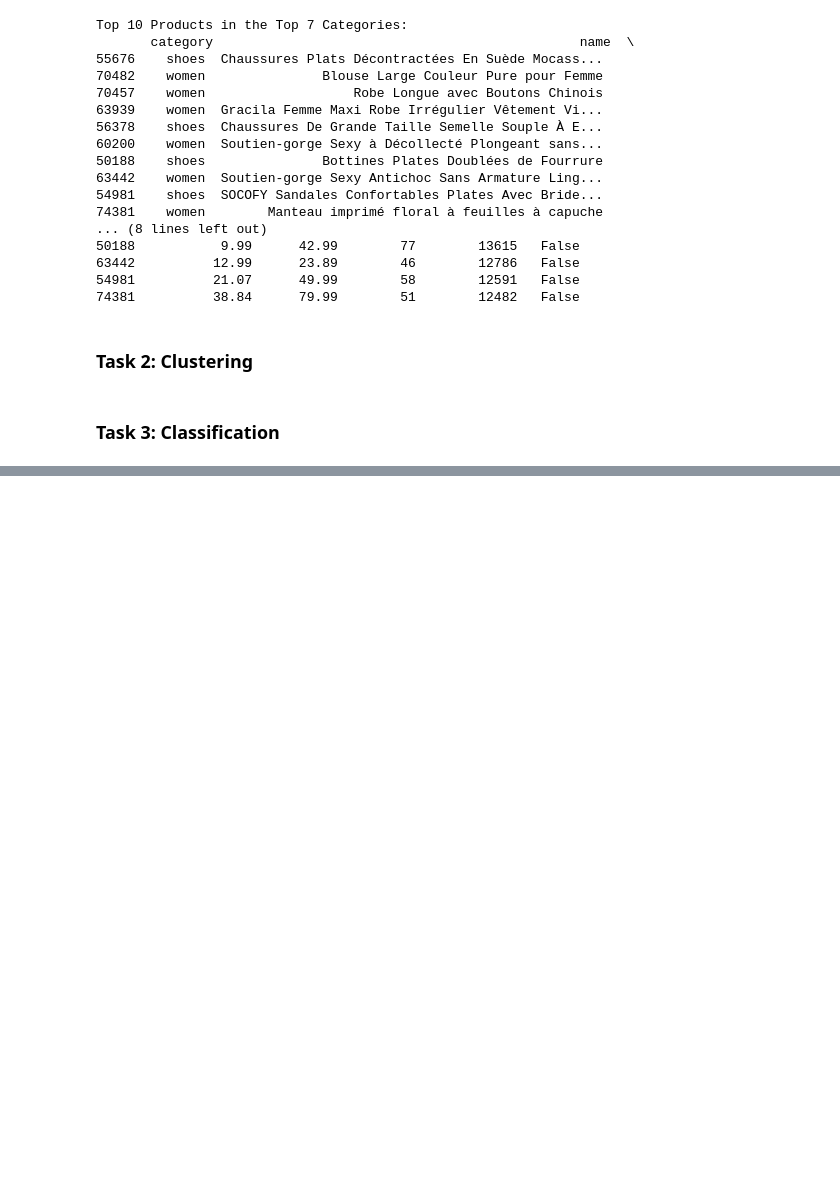
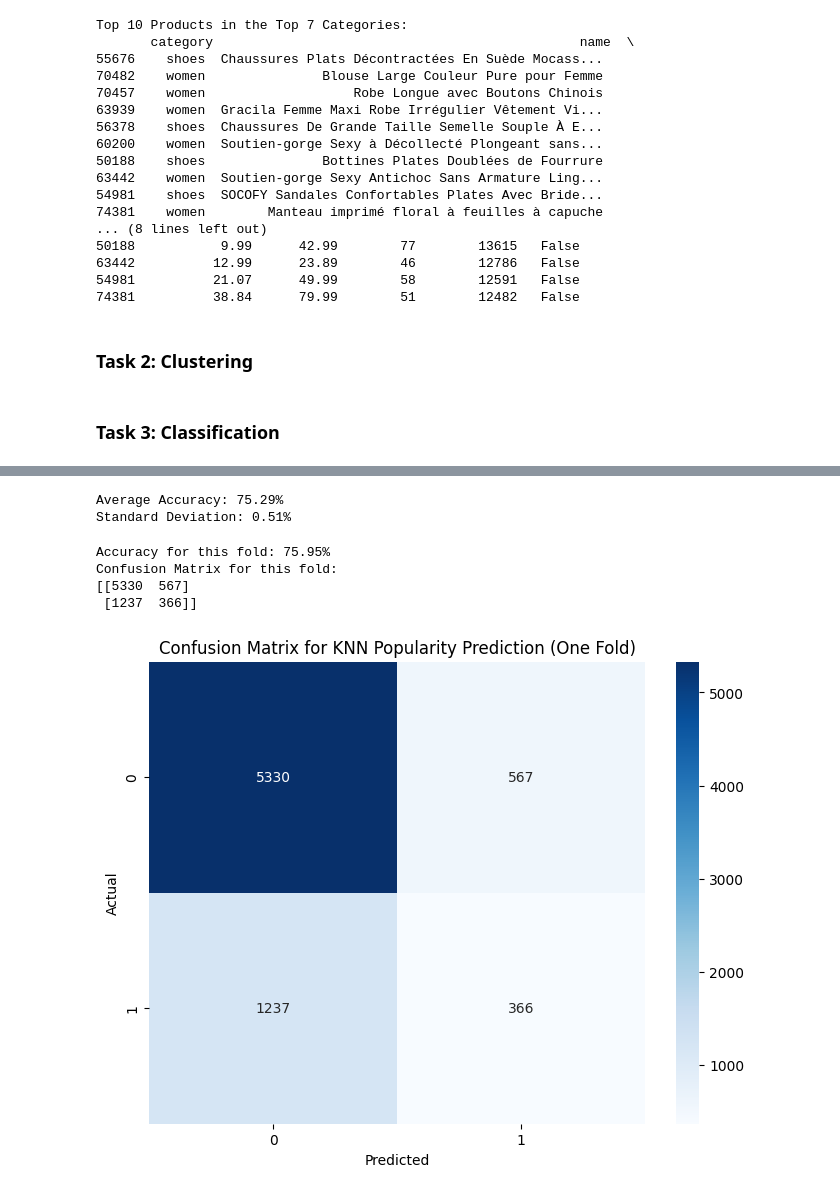
Before and after one commit to kgoel59/BigData, a Jupyter notebook: A1/code/main.ipynb, the cells around one changed output, grey strips where cells are left out. Cells and saved outputs as stored; diff of their text form; code cells hidden in the pictures; blank space fills up the shorter version.

```diff
--- a/A1/code/main.ipynb
+++ b/A1/code/main.ipynb
@@ -197,0 +204,57 @@ Top 10 Products in the Top 7 Categories:
+# %%
+df['is_new'] = df['is_new'].astype(int)
+# %%
+# Select features and target
+
+X = df[['category', 'current_price', 'is_new', 'raw_price']]
+y = df['popularity']
+# %%
+# Normalize the features
+scaler = StandardScaler()
+X_scaled = scaler.fit_transform(X)
+# %%
+# Apply k-Fold Cross-Validation
+kf = KFold(n_splits=10, shuffle=True, random_state=42)  # 10-fold cross-validation
+knn = KNeighborsClassifier(n_neighbors=5)
+# %%
+cv_scores = cross_val_score(knn, X_scaled, y, cv=kf, scoring='accuracy')
+
+# Print average accuracy and standard deviation
+print(f'Average Accuracy: {cv_scores.mean() * 100:.2f}%')
+print(f'Standard Deviation: {cv_scores.std() * 100:.2f}%')
+# %% [output]
+Average Accuracy: 75.29%
+Standard Deviation: 0.51%
+# %%
+# To get confusion matrix for one of the folds (optional):
+for train_index, test_index in kf.split(X_scaled):
+    X_train, X_test = X_scaled[train_index], X_scaled[test_index]
+    y_train, y_test = y.iloc[train_index], y.iloc[test_index]
+
+    # Fit model and make predictions
+    knn.fit(X_train, y_train)
+    y_pred = knn.predict(X_test)
+
+    # Evaluate the model
+    accuracy = accuracy_score(y_test, y_pred)
+    cm = confusion_matrix(y_test, y_pred)
+
+    print(f'Accuracy for this fold: {accuracy * 100:.2f}%')
+    print('Confusion Matrix for this fold:')
+    print(cm)
+
+    # Plot confusion matrix
+    plt.figure(figsize=(8, 6))
+    sns.heatmap(cm, annot=True, fmt='d', cmap='Blues')
+    plt.xlabel('Predicted')
+    plt.ylabel('Actual')
+    plt.title('Confusion Matrix for KNN Popularity Prediction (One Fold)')
+    plt.show()
+
+    break  # Remove this break if you want to see results for all folds
+# %% [output]
+Accuracy for this fold: 75.95%
+Confusion Matrix for this fold:
+[[5330  567]
+ [1237  366]]
+[figure, added]
```
Also changed, not shown: parts of 9 cells of this notebook.
